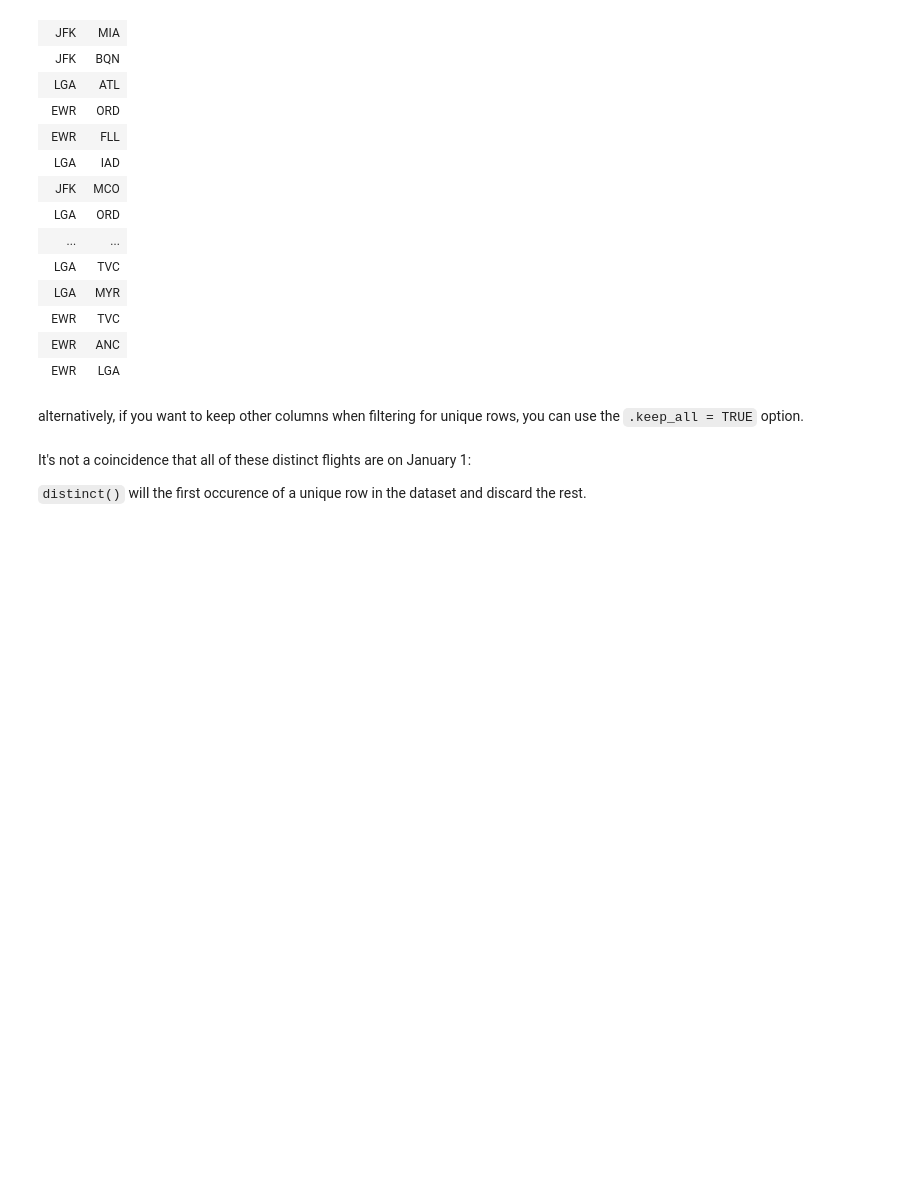
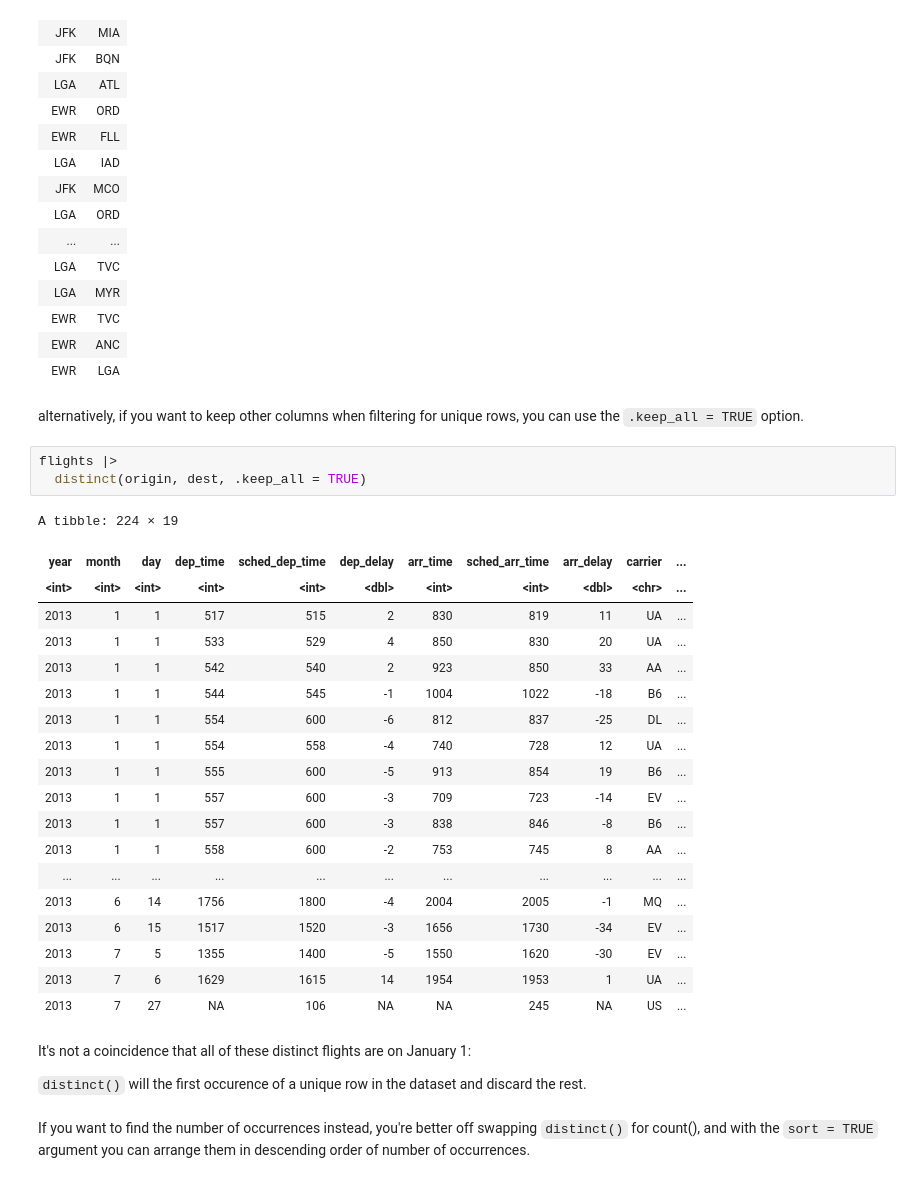
Before and after one commit to khuongduying/data-transformation, a Jupyter notebook: basic_data_transformation_R.ipynb, the cells around one changed output. Saved outputs shown, nothing was run; the diff lists cells and outputs as text; blank space fills up the shorter version.

```diff
--- a/basic_data_transformation_R.ipynb
+++ b/basic_data_transformation_R.ipynb
@@ -338,7 +338,32 @@ A tibble: 224 × 2
 | EWR | LGA |
 # %% [markdown]
 alternatively, if you want to keep other columns when filtering for unique rows, you can use the `.keep_all = TRUE` option.
+# %%
+flights |>
+  distinct(origin, dest, .keep_all = TRUE)
+# %% [output]
+A tibble: 224 × 19
+| year | month | day | dep_time | sched_dep_time | dep_delay | arr_time | sched_arr_time | arr_delay | carrier | ... |
+| <int> | <int> | <int> | <int> | <int> | <dbl> | <int> | <int> | <dbl> | <chr> | ... |
+| 2013 | 1 | 1 | 517 | 515 | 2 | 830 | 819 | 11 | UA | ... |
+| 2013 | 1 | 1 | 533 | 529 | 4 | 850 | 830 | 20 | UA | ... |
+| 2013 | 1 | 1 | 542 | 540 | 2 | 923 | 850 | 33 | AA | ... |
+| 2013 | 1 | 1 | 544 | 545 | -1 | 1004 | 1022 | -18 | B6 | ... |
+| 2013 | 1 | 1 | 554 | 600 | -6 | 812 | 837 | -25 | DL | ... |
+| 2013 | 1 | 1 | 554 | 558 | -4 | 740 | 728 | 12 | UA | ... |
+| 2013 | 1 | 1 | 555 | 600 | -5 | 913 | 854 | 19 | B6 | ... |
+| 2013 | 1 | 1 | 557 | 600 | -3 | 709 | 723 | -14 | EV | ... |
+| 2013 | 1 | 1 | 557 | 600 | -3 | 838 | 846 | -8 | B6 | ... |
+| 2013 | 1 | 1 | 558 | 600 | -2 | 753 | 745 | 8 | AA | ... |
+| ... | ... | ... | ... | ... | ... | ... | ... | ... | ... | ... |
+| 2013 | 6 | 14 | 1756 | 1800 | -4 | 2004 | 2005 | -1 | MQ | ... |
+| 2013 | 6 | 15 | 1517 | 1520 | -3 | 1656 | 1730 | -34 | EV | ... |
+| 2013 | 7 | 5 | 1355 | 1400 | -5 | 1550 | 1620 | -30 | EV | ... |
+| 2013 | 7 | 6 | 1629 | 1615 | 14 | 1954 | 1953 | 1 | UA | ... |
+| 2013 | 7 | 27 | NA | 106 | NA | NA | 245 | NA | US | ... |
 # %% [markdown]
 It's not a coincidence that all of these distinct flights are on January 1:
 
 `distinct()` will the first occurence of a unique row in the dataset and discard the rest.
+# %% [markdown]
+If you want to find the number of occurrences instead, you're better off swapping `distinct()` for count(), and with the `sort = TRUE` argument you can arrange them in descending order of number of occurrences.
```
Also changed, not shown: parts of 57 cells of this notebook.
